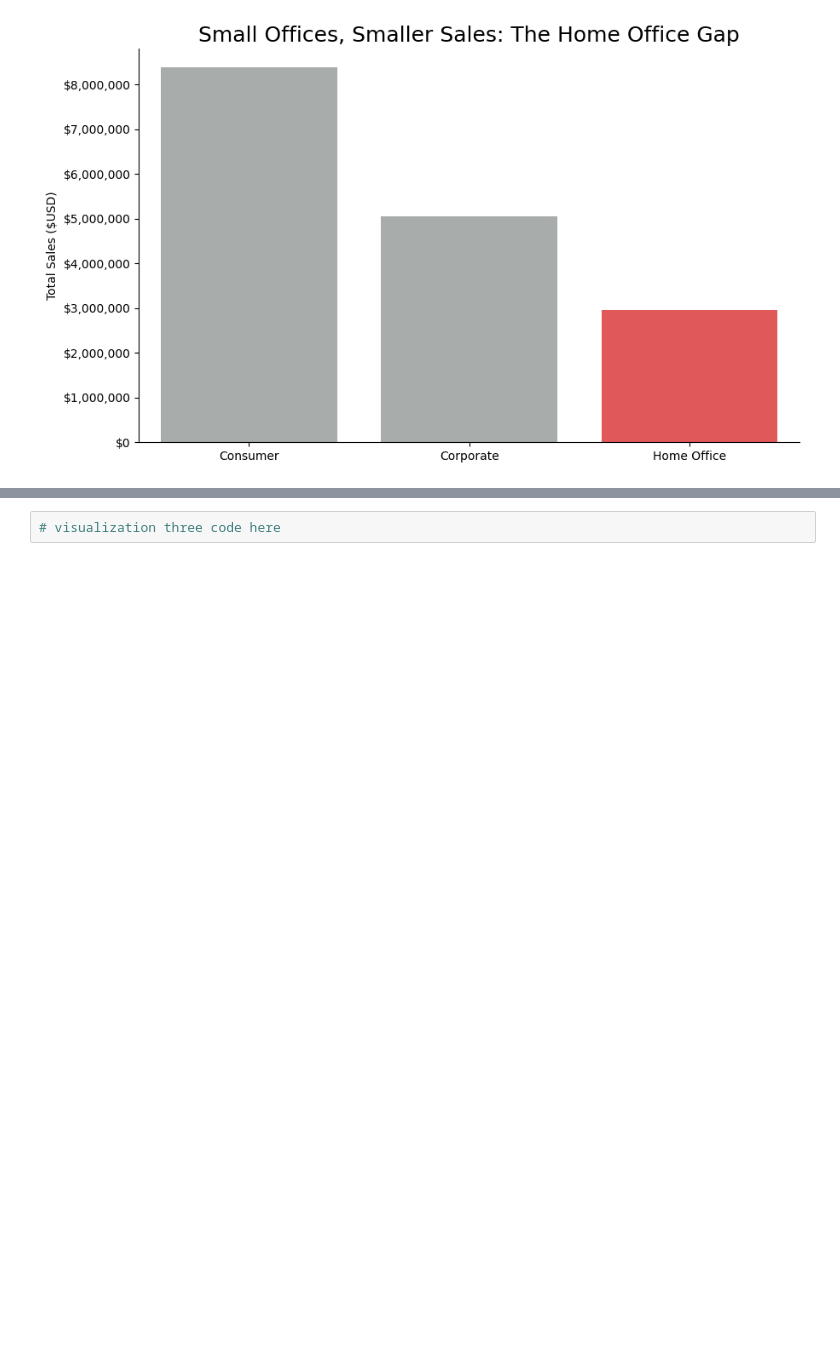
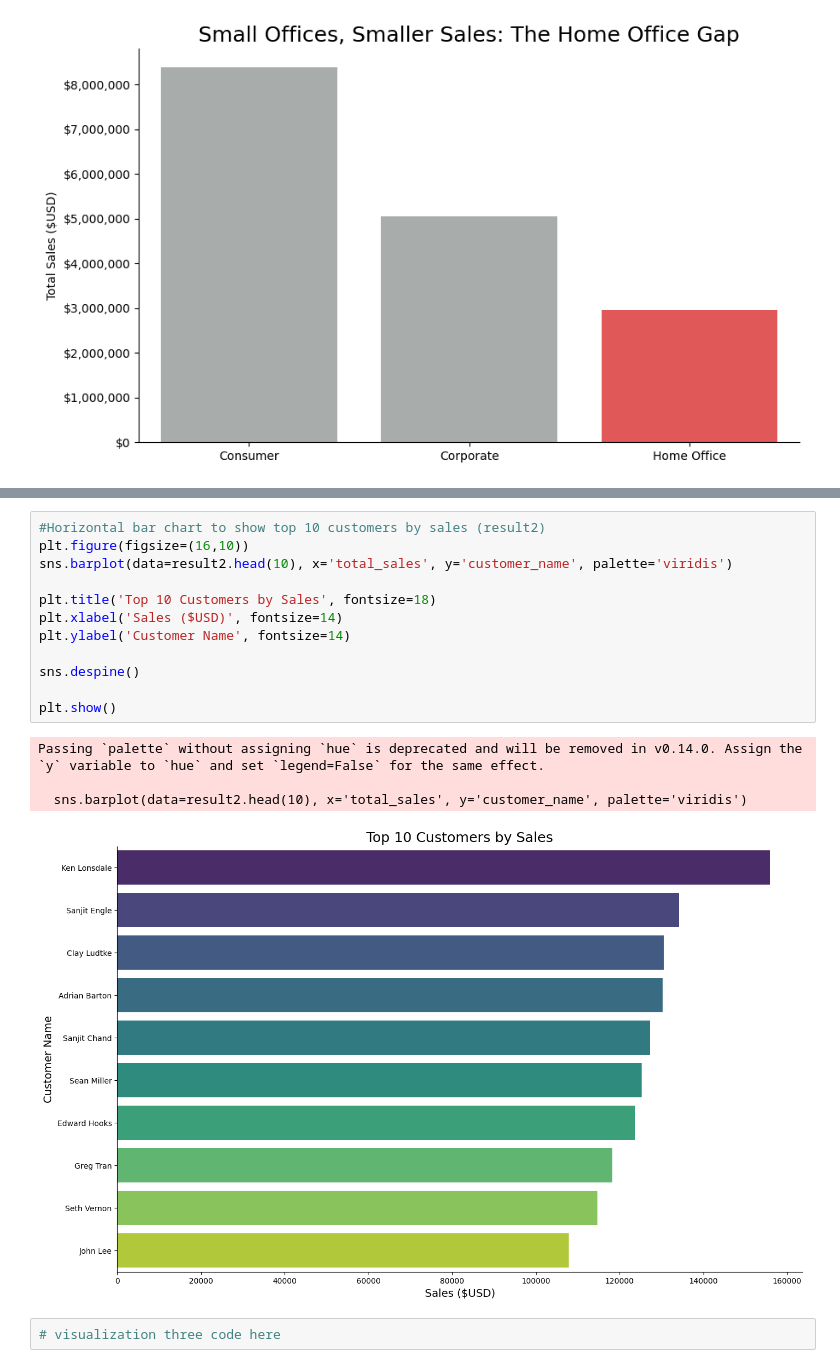
Before and after one commit to DaviLeeAnn/DataAnalysisModule3, a Jupyter notebook: Week4/notebooks/superstore_sales_workflow.ipynb, the cells around one changed output, grey strips where cells are left out. Cells and saved outputs as stored; diff of their text form; blank space fills up the shorter version.

```diff
--- a/Week4/notebooks/superstore_sales_workflow.ipynb
+++ b/Week4/notebooks/superstore_sales_workflow.ipynb
@@ -430,3 +423,20 @@ plt.show()
+# %%
+#Horizontal bar chart to show top 10 customers by sales (result2)
+plt.figure(figsize=(16,10))
+sns.barplot(data=result2.head(10), x='total_sales', y='customer_name', palette='viridis')
+
+plt.title('Top 10 Customers by Sales', fontsize=18)
+plt.xlabel('Sales ($USD)', fontsize=14)
+plt.ylabel('Customer Name', fontsize=14)
+
+sns.despine()
+
+plt.show()
+# %% [output]
+Passing `palette` without assigning `hue` is deprecated and will be removed in v0.14.0. Assign the `y` variable to `hue` and set `legend=False` for the same effect.
+
+  sns.barplot(data=result2.head(10), x='total_sales', y='customer_name', palette='viridis')
+[figure, added]
 # %%
 # visualization three code here
 # %%
```
Also changed, not shown: parts of 5 cells of this notebook.
